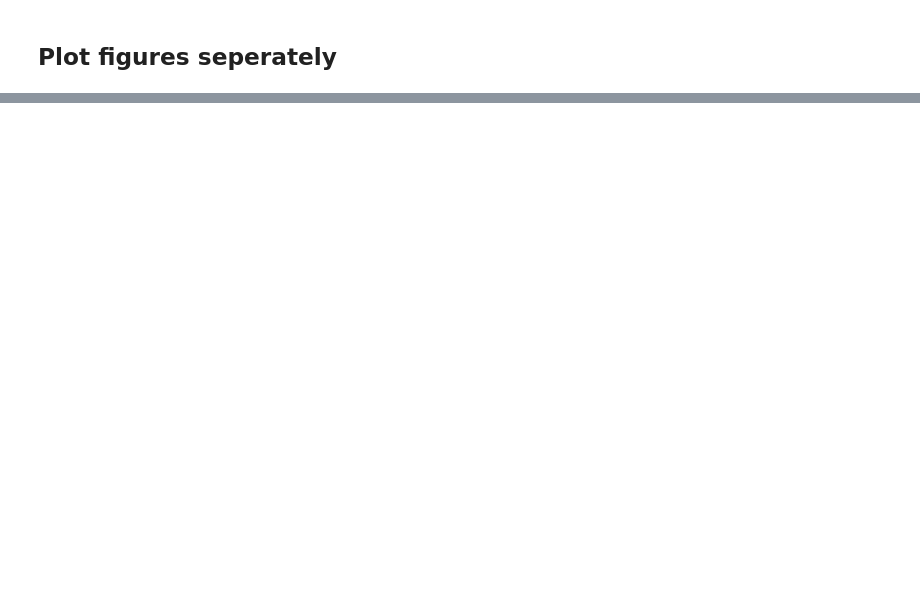
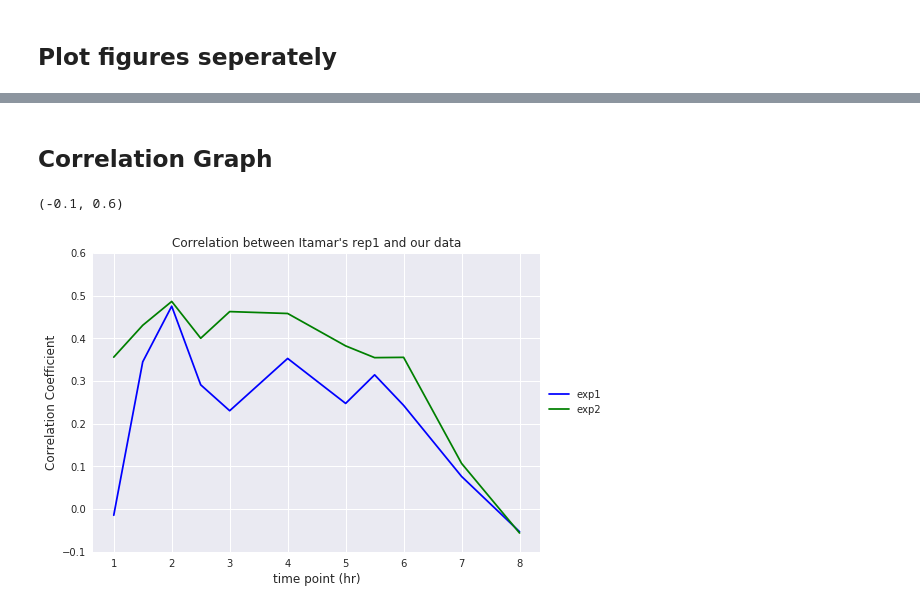
Before and after one commit to ame9yu/cell-cycle-chromatin, a Jupyter notebook: dna-replication-sandbox/WCEReplicationTiming.ipynb, the cells around one changed output, grey strips where cells are left out. Cells and saved outputs as stored; diff of their text form; code cells hidden in the pictures; blank space fills up the shorter version.

```diff
--- a/dna-replication-sandbox/WCEReplicationTiming.ipynb
+++ b/dna-replication-sandbox/WCEReplicationTiming.ipynb
@@ -234,0 +346,36 @@ fig.savefig("exp2_WCE_seperate.pdf",bbox_extra_artists=(lgd,), bbox_inches='tigh
+# %% [markdown]
+## Correlation Graph
+# %%
+corr_exp1 = ([],[])
+corr_exp2 = ([],[])
+
+# calculate pearson correlation
+for i in range(len(yarray_exp1)):
+    corr_exp1[0].append(time[i])
+    corr_exp1[1].append(scipy.stats.pearsonr(rep1_y, yarray_exp1[i])[0])
+#     corr_exp1[1].append(scipy.stats.spearmanr(rep1_y, yarray_exp1[i])[0])
+
+for i in range(len(yarray_exp2)):
+    corr_exp2[0].append(time[i])
+    corr_exp2[1].append(scipy.stats.pearsonr(rep1_y, yarray_exp2[i])[0])
+#     corr_exp2[1].append(scipy.stats.spearmanr(rep1_y, yarray_exp2[i])[0])
+
+
+# plot correlations
+fig = plt.figure()
+ax = fig.add_subplot(111)
+ax.set_title("Correlation between Itamar's rep1 and our data")
+
+ax.plot(corr_exp1[0], corr_exp1[1], color = 'blue',label = 'exp1')
+ax.plot(corr_exp2[0], corr_exp2[1], color = 'green', label = 'exp2')
+
+ax.set_xlabel("time point (hr)", size=12)
+ax.set_ylabel("Correlation Coefficient", size=12)
+
+handles,labels = ax.get_legend_handles_labels()
+lgd = ax.legend(handles, labels,loc='center left', bbox_to_anchor=(1, 0.5))
+
+ax.set_ylim(bottom=-0.1, top=0.6)
+# %% [output]
+(-0.1, 0.6)
+[figure, added]
```
Also changed, not shown: parts of 27 cells of this notebook, 14 other files.
